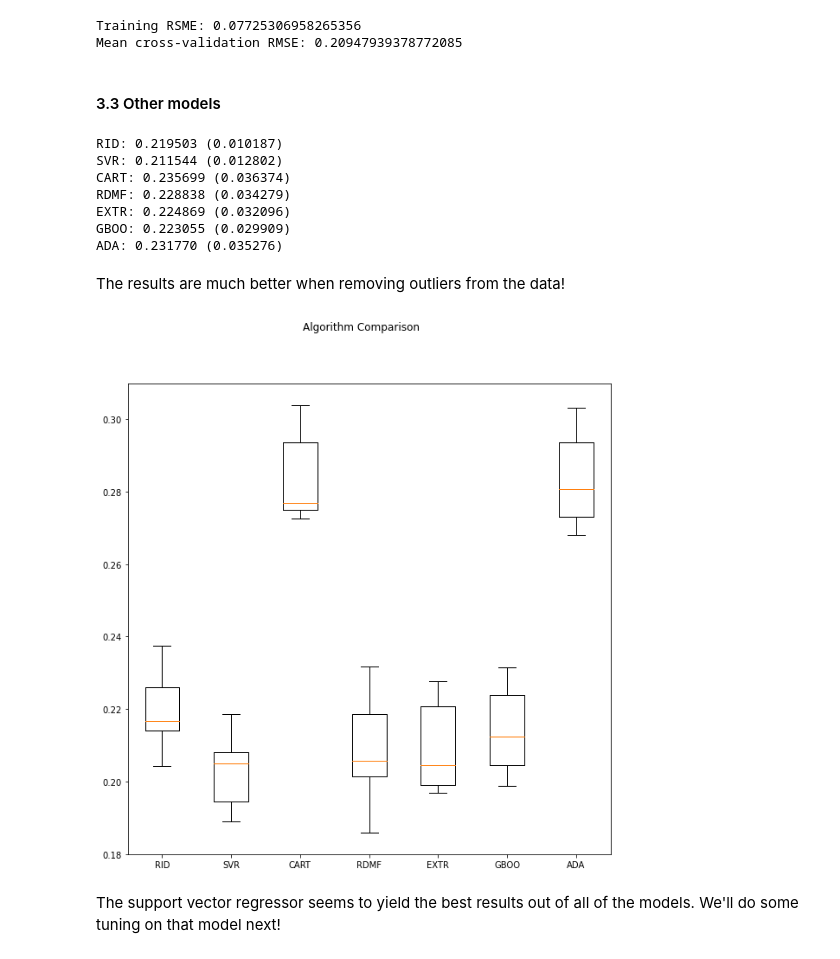
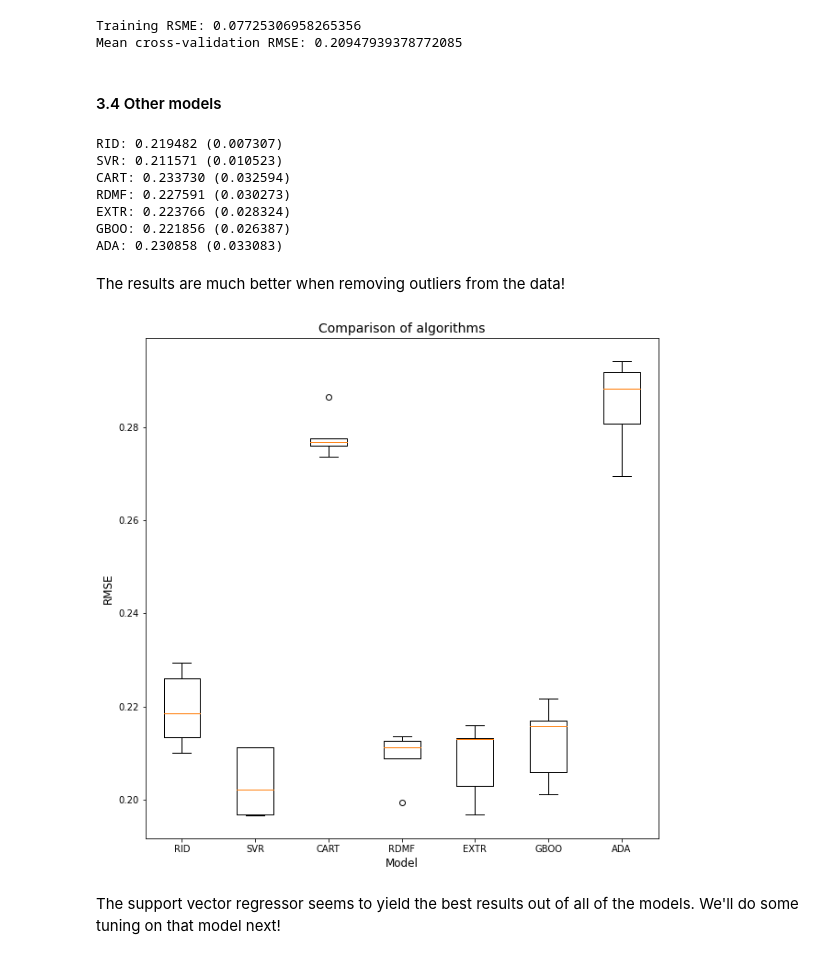
Before and after one commit to LazyEval/housing-prices-firenze, a Jupyter notebook: notebooks/3.5-LazyEval-modeling-outliers.ipynb, the cells around one changed output. Drawn from its saved outputs; the diff is of its cells as text; code cells hidden in the pictures.

Commit message:
Add prediction plots and model comparison plot.

```diff
--- a/notebooks/3.5-LazyEval-modeling-outliers.ipynb
+++ b/notebooks/3.5-LazyEval-modeling-outliers.ipynb
@@ -244,7 +241,7 @@ cv_preds = cross_val_predict(pipe, X_train, y_train, cv=kf)
 Training RSME: 0.07725306958265356
 Mean cross-validation RMSE: 0.20947939378772085
 # %% [markdown]
-#### 3.3 Other models
+#### 3.4 Other models
 # %%
 # Define algorithms
 models = []
@@ -263,7 +260,7 @@ for name, model in models:
 
     # Define pipeline
     pipe = Pipeline([
-        ('preprocessing', preprocessing_pipeline),
+        ('preprocessing', lin_pipeline),
         ('model', model)
     ])
 
@@ -280,25 +277,28 @@ for name, model in models:
     msg = "%s: %f (%f)" %(name, np.mean(cv_results), np.std(cv_results))
     print(msg)
 # %% [output]
-RID: 0.219503 (0.010187)
-SVR: 0.211544 (0.012802)
-CART: 0.235699 (0.036374)
-RDMF: 0.228838 (0.034279)
-EXTR: 0.224869 (0.032096)
-GBOO: 0.223055 (0.029909)
-ADA: 0.231770 (0.035276)
+RID: 0.219482 (0.007307)
+SVR: 0.211571 (0.010523)
+CART: 0.233730 (0.032594)
+RDMF: 0.227591 (0.030273)
+EXTR: 0.223766 (0.028324)
+GBOO: 0.221856 (0.026387)
+ADA: 0.230858 (0.033083)
 # %% [markdown]
 The results are much better when removing outliers from the data!
 # %%
 # Compare Algorithms
 fig = plt.figure(figsize=(10, 10))
-fig.suptitle('Algorithm Comparison')
+plt.title('Comparison of algorithms', size=14)
 ax = fig.add_subplot(111)
 plt.boxplot(cv_results)
 ax.set_xticklabels(names)
+plt.xlabel("Model", size=12)
+plt.ylabel("RMSE", size=12)
 plt.show()
+fig.savefig('/home/matteo@COPPET/Documents/data_science/projects/housing_prices_firenze/reports/figures/algo_comparison.png')
 # %% [output]
-[figure, old version]
+[figure, new version]
 # %% [markdown]
 The support vector regressor seems to yield the best results out of all of the models. We'll do some tuning on that model next!
 # %% [markdown]
```
Also changed, not shown: parts of 1 cell of this notebook, 6 other files.
